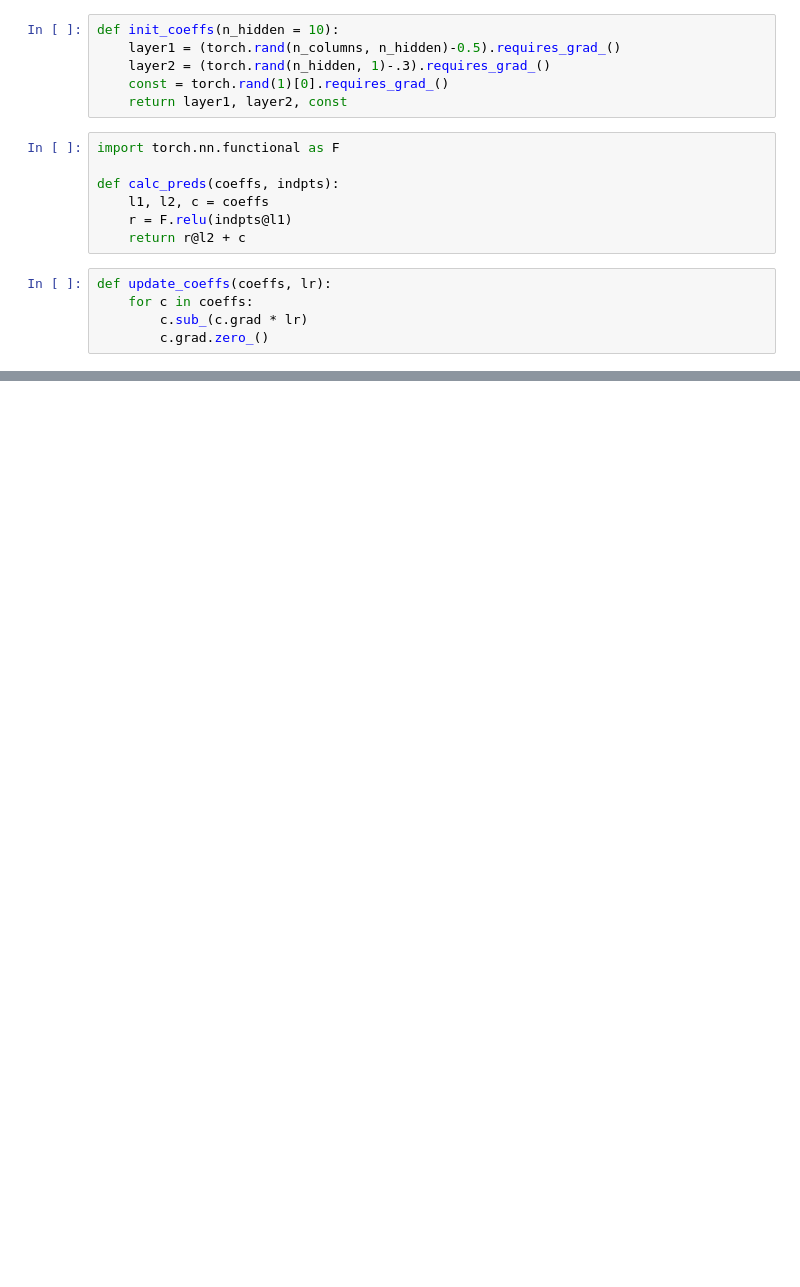
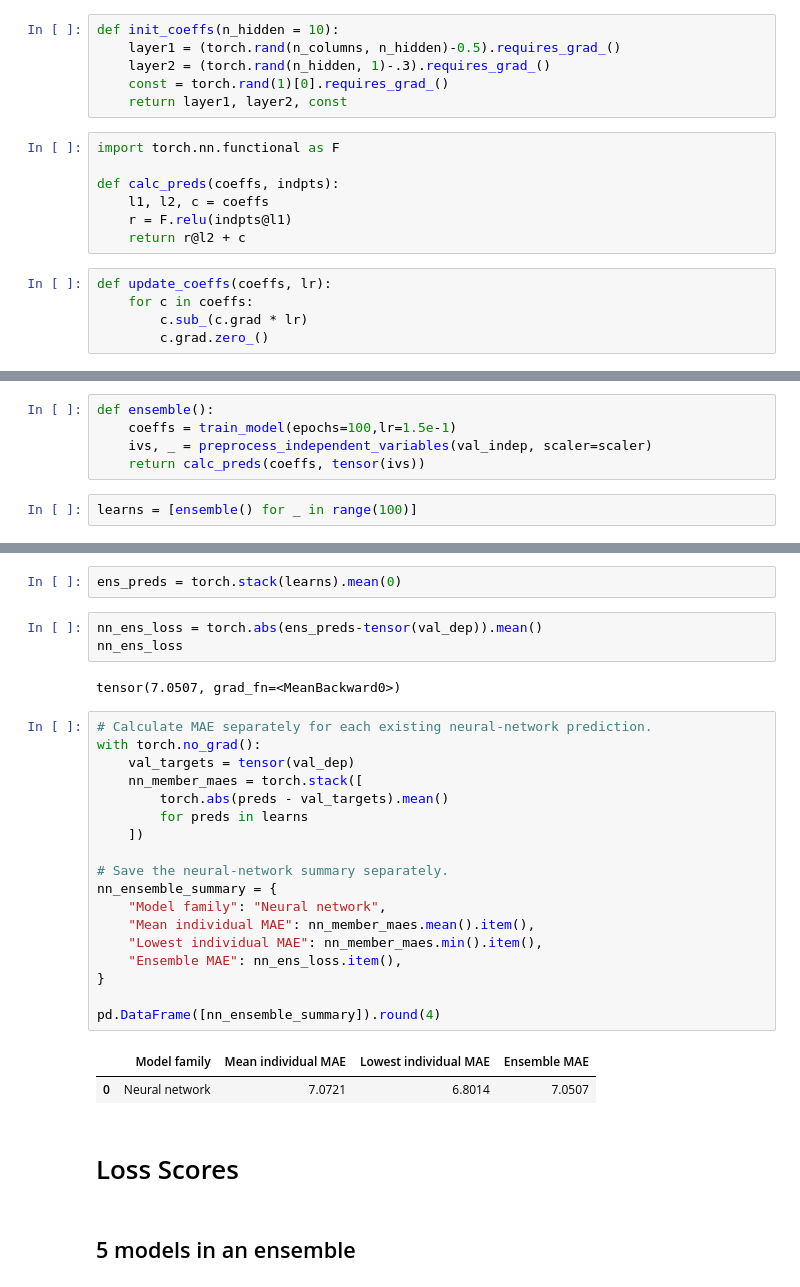
Before and after one commit to nswekosk/deep-learning-practice, a Jupyter notebook: tabular/real-estate-valuator-predictor.ipynb, the cells around one changed output, grey strips where cells are left out. Cells and saved outputs as stored; diff of their text form; blank space fills up the shorter version.

```diff
--- a/tabular/real-estate-valuator-predictor.ipynb
+++ b/tabular/real-estate-valuator-predictor.ipynb
@@ -261,0 +319,7 @@ tensor(7.1681, grad_fn=<MeanBackward0>)
+# %%
+def ensemble():
+    coeffs = train_model(epochs=100,lr=1.5e-1)
+    ivs, _ = preprocess_independent_variables(val_indep, scaler=scaler)
+    return calc_preds(coeffs, tensor(ivs))
+# %%
+learns = [ensemble() for _ in range(100)]
@@ -261,0 +344,32 @@ tensor(7.1681, grad_fn=<MeanBackward0>)
+# %%
+ens_preds = torch.stack(learns).mean(0)
+# %%
+nn_ens_loss = torch.abs(ens_preds-tensor(val_dep)).mean()
+nn_ens_loss
+# %% [output]
+tensor(7.0507, grad_fn=<MeanBackward0>)
+# %%
+# Calculate MAE separately for each existing neural-network prediction.
+with torch.no_grad():
+    val_targets = tensor(val_dep)
+    nn_member_maes = torch.stack([
+        torch.abs(preds - val_targets).mean()
+        for preds in learns
+    ])
+
+# Save the neural-network summary separately.
+nn_ensemble_summary = {
+    "Model family": "Neural network",
+    "Mean individual MAE": nn_member_maes.mean().item(),
+    "Lowest individual MAE": nn_member_maes.min().item(),
+    "Ensemble MAE": nn_ens_loss.item(),
+}
+
+pd.DataFrame([nn_ensemble_summary]).round(4)
+# %% [output]
+|  | Model family | Mean individual MAE | Lowest individual MAE | Ensemble MAE |
+| 0 | Neural network | 7.0721 | 6.8014 | 7.0507 |
+# %% [markdown]
+# Loss Scores
+# %% [markdown]
+## 5 models in an ensemble
```
Also changed, not shown: parts of 20 cells of this notebook.
